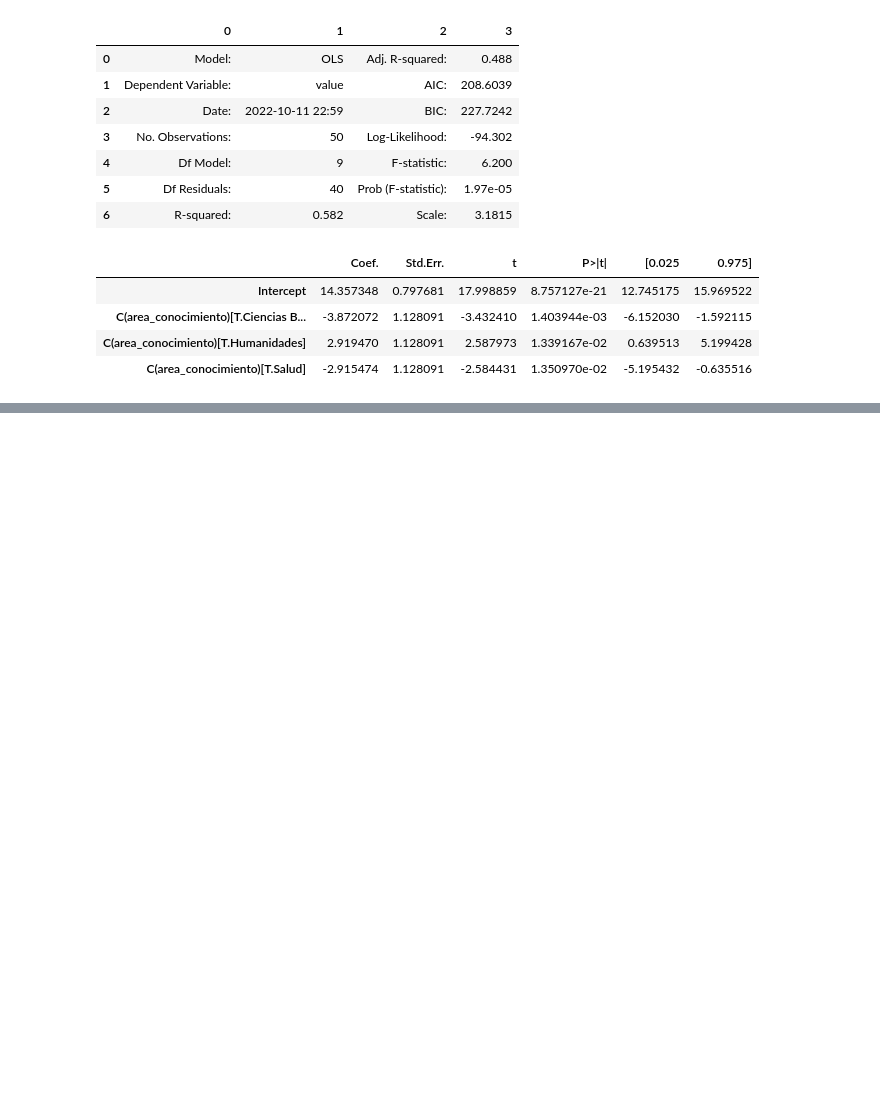
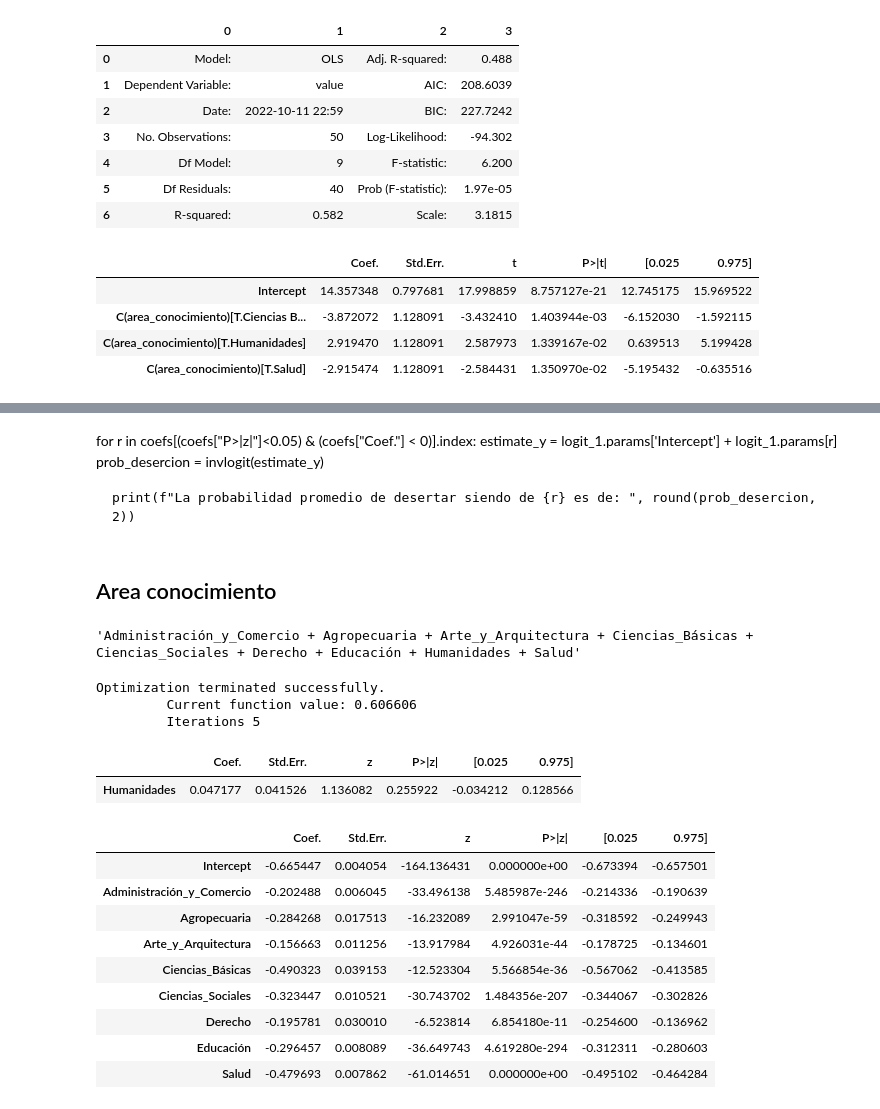
Before and after one commit to GianniCatBug/MDS7201-mineduc-desercion, a Jupyter notebook: notebooks/4.1-exploracion-datos-region-area-conocimiento-ppt.ipynb, the cells around one changed output, grey strips where cells are left out. Saved outputs shown, nothing was run; the diff lists cells and outputs as text; code cells hidden in the pictures; blank space fills up the shorter version.

```diff
--- a/notebooks/4.1-exploracion-datos-region-area-conocimiento-ppt.ipynb
+++ b/notebooks/4.1-exploracion-datos-region-area-conocimiento-ppt.ipynb
@@ -416,0 +478,50 @@ coefs2[coefs2["P>|t|"] < 0.05]
+# %% [markdown]
+for r in coefs[(coefs["P>|z|"]<0.05) & (coefs["Coef."] < 0)].index:
+    estimate_y = logit_1.params['Intercept'] + logit_1.params[r]
+    prob_desercion = invlogit(estimate_y)
+
+    print(f"La probabilidad promedio de desertar siendo de {r} es de: ", round(prob_desercion, 2))
+# %% [markdown]
+## Area conocimiento
+# %%
+df_area = pd.get_dummies(
+    unicos[["area_conocimiento"]],
+    prefix="",
+    prefix_sep=""
+).drop(columns=["Tecnología"])
+
+df_log2 = pd.concat([
+    unicos[["desertor_1"]],
+    df_area
+], axis=1)
+
+df_log2.columns = [c.replace(" ", "_").replace(".", "") for c in df_log2.columns]
+" + ".join(df_log2.columns[1:])
+# %% [output]
+'Administración_y_Comercio + Agropecuaria + Arte_y_Arquitectura + Ciencias_Básicas + Ciencias_Sociales + Derecho + Educación + Humanidades + Salud'
+# %%
+logit_2 = smf.logit(f"desertor_1 ~ {' + '.join(df_log2.columns[1:])}", data=df_log2).fit()
+# logit_2.summary2()
+# %% [output]
+Optimization terminated successfully.
+         Current function value: 0.606606
+         Iterations 5
+# %%
+coefs_2 = logit_2.summary2().tables[1]
+coefs_2[(coefs_2["Coef."] > 0)]
+# %% [output]
+|  | Coef. | Std.Err. | z | P>|z| | [0.025 | 0.975] |
+| Humanidades | 0.047177 | 0.041526 | 1.136082 | 0.255922 | -0.034212 | 0.128566 |
+# %%
+coefs_2[(coefs_2["P>|z|"]<0.05) & (coefs_2["Coef."] < 0)]
+# %% [output]
+|  | Coef. | Std.Err. | z | P>|z| | [0.025 | 0.975] |
+| Intercept | -0.665447 | 0.004054 | -164.136431 | 0.000000e+00 | -0.673394 | -0.657501 |
+| Administración_y_Comercio | -0.202488 | 0.006045 | -33.496138 | 5.485987e-246 | -0.214336 | -0.190639 |
+| Agropecuaria | -0.284268 | 0.017513 | -16.232089 | 2.991047e-59 | -0.318592 | -0.249943 |
+| Arte_y_Arquitectura | -0.156663 | 0.011256 | -13.917984 | 4.926031e-44 | -0.178725 | -0.134601 |
+| Ciencias_Básicas | -0.490323 | 0.039153 | -12.523304 | 5.566854e-36 | -0.567062 | -0.413585 |
+| Ciencias_Sociales | -0.323447 | 0.010521 | -30.743702 | 1.484356e-207 | -0.344067 | -0.302826 |
+| Derecho | -0.195781 | 0.030010 | -6.523814 | 6.854180e-11 | -0.254600 | -0.136962 |
+| Educación | -0.296457 | 0.008089 | -36.649743 | 4.619280e-294 | -0.312311 | -0.280603 |
+| Salud | -0.479693 | 0.007862 | -61.014651 | 0.000000e+00 | -0.495102 | -0.464284 |
```
Also changed, not shown: parts of 15 cells of this notebook.
